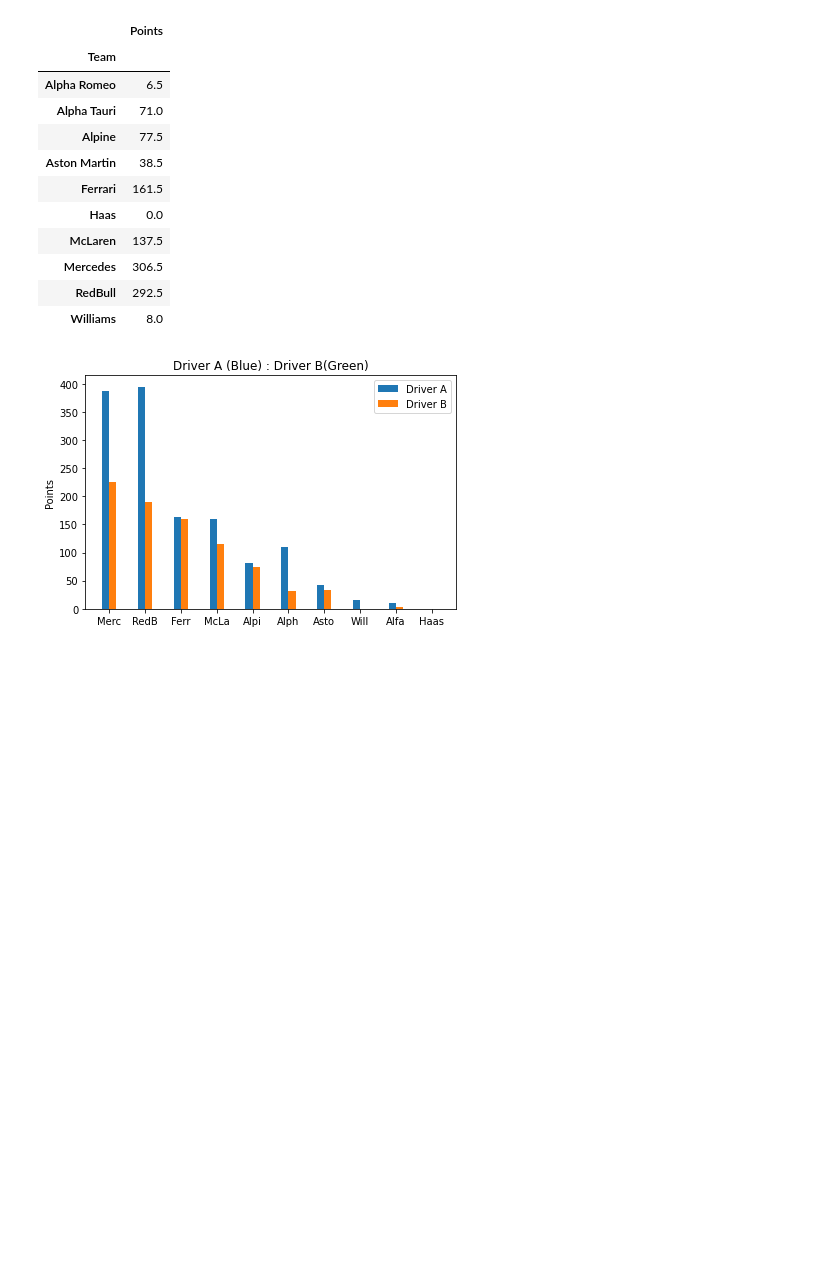
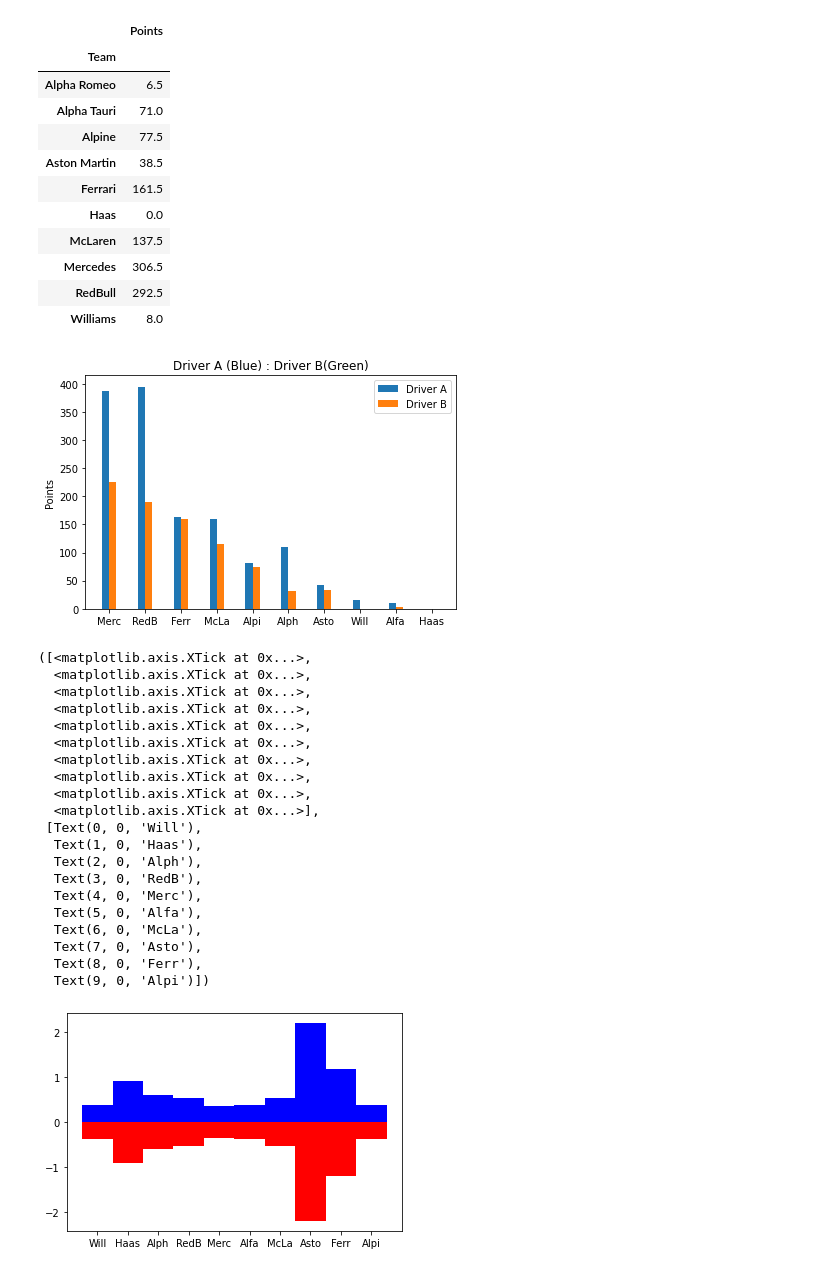
Before and after one commit to fennolly/fennolly-UCDPA_John_Fennell, a Jupyter notebook: Project.ipynb, the cells around one changed output. Cells and saved outputs as stored; diff of their text form; code cells hidden in the pictures; blank space fills up the shorter version.

```diff
--- a/Project.ipynb
+++ b/Project.ipynb
@@ -180,3 +180,36 @@ fig.tight_layout()
 plt.show()
 # %% [output]
 [figure]
+# %%
+# Graphing the gaps between team mates in qaulification runs on average
+x = range(10)
+# The negative values represent the amount of time less than their team mate it took to complete a lap on avg
+Fastest = [-0.371,-0.908,-0.603,-0.528,-0.347,-0.37,-0.536,-2.188,-1.185,-0.369]
+Slowest= [0.371,0.908,0.603,0.528,0.347,0.37,0.536,2.188,1.185,0.369]
+fig = plt.figure()
+ax = plt.subplot(111)
+ax.bar(x, Fastest, width=1, color='r')
+ax.bar(x, Slowest, width=1, color='b')
+plt.xticks(x, ['Will','Haas','Alph','RedB','Merc','Alfa','McLa','Asto','Ferr','Alpi'])
+# %% [output]
+([<matplotlib.axis.XTick at 0x...>,
+  <matplotlib.axis.XTick at 0x...>,
+  <matplotlib.axis.XTick at 0x...>,
+  <matplotlib.axis.XTick at 0x...>,
+  <matplotlib.axis.XTick at 0x...>,
+  <matplotlib.axis.XTick at 0x...>,
+  <matplotlib.axis.XTick at 0x...>,
+  <matplotlib.axis.XTick at 0x...>,
+  <matplotlib.axis.XTick at 0x...>,
+  <matplotlib.axis.XTick at 0x...>],
+ [Text(0, 0, 'Will'),
+  Text(1, 0, 'Haas'),
+  Text(2, 0, 'Alph'),
+  Text(3, 0, 'RedB'),
+  Text(4, 0, 'Merc'),
+  Text(5, 0, 'Alfa'),
+  Text(6, 0, 'McLa'),
+  Text(7, 0, 'Asto'),
+  Text(8, 0, 'Ferr'),
+  Text(9, 0, 'Alpi')])
+[figure, added]
```
Also changed, not shown: parts of 2 cells of this notebook, 1 other file.
